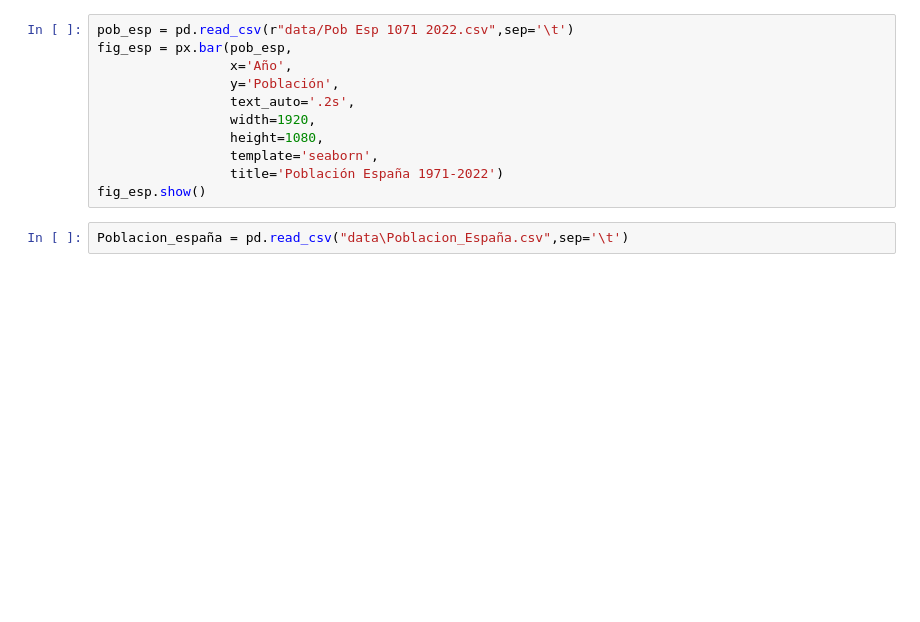
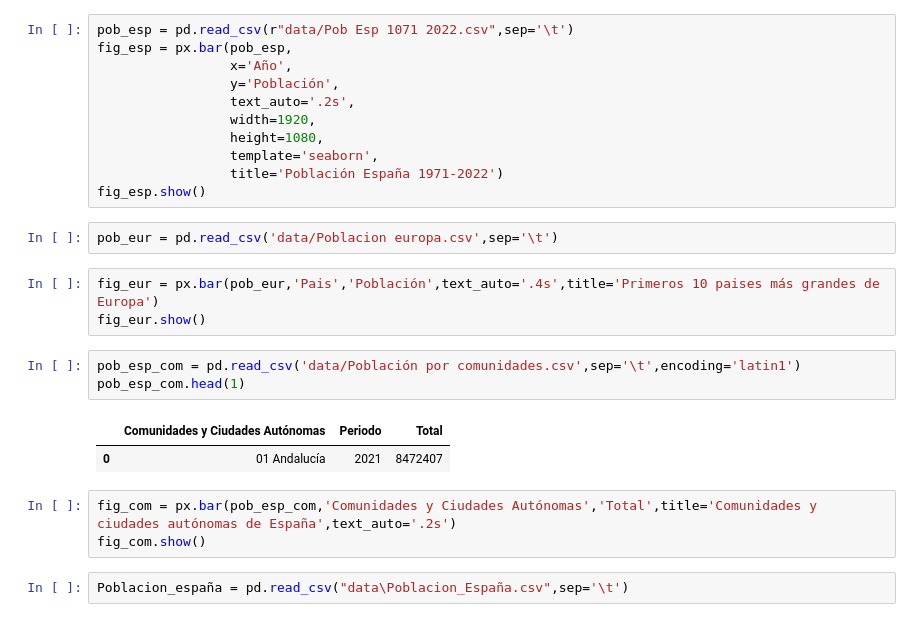
Before and after one commit to adrianblondu/EDA_Adrian_Poblacion, a Jupyter notebook: EDA_Adrian.ipynb, the cells around one changed output. Cells and saved outputs as stored; diff of their text form; blank space fills up the shorter version.

```diff
--- a/EDA_Adrian.ipynb
+++ b/EDA_Adrian.ipynb
@@ -26,6 +26,20 @@ fig_esp = px.bar(pob_esp,
                  template='seaborn',
                  title='Población España 1971-2022')
 fig_esp.show()
+# %%
+pob_eur = pd.read_csv('data/Poblacion europa.csv',sep='\t')
+# %%
+fig_eur = px.bar(pob_eur,'Pais','Población',text_auto='.4s',title='Primeros 10 paises más grandes de Europa')
+fig_eur.show()
+# %%
+pob_esp_com = pd.read_csv('data/Población por comunidades.csv',sep='\t',encoding='latin1')
+pob_esp_com.head(1)
+# %% [output]
+|  | Comunidades y Ciudades Autónomas | Periodo | Total |
+| 0 | 01 Andalucía | 2021 | 8472407 |
+# %%
+fig_com = px.bar(pob_esp_com,'Comunidades y Ciudades Autónomas','Total',title='Comunidades y ciudades autónomas de España',text_auto='.2s')
+fig_com.show()
 # %%
 Poblacion_españa = pd.read_csv("data\Poblacion_España.csv",sep='\t')
 # %%
```
Also changed, not shown: 5 other files.
